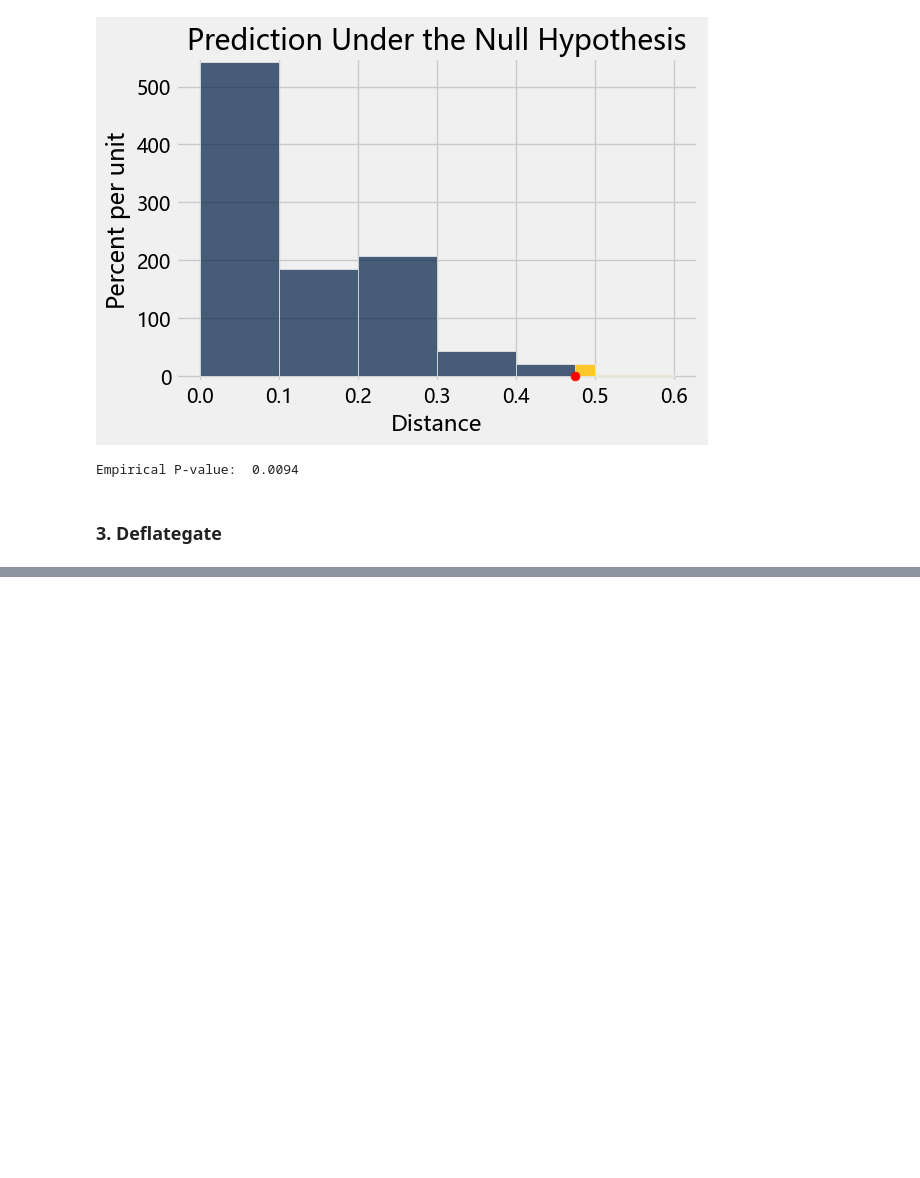
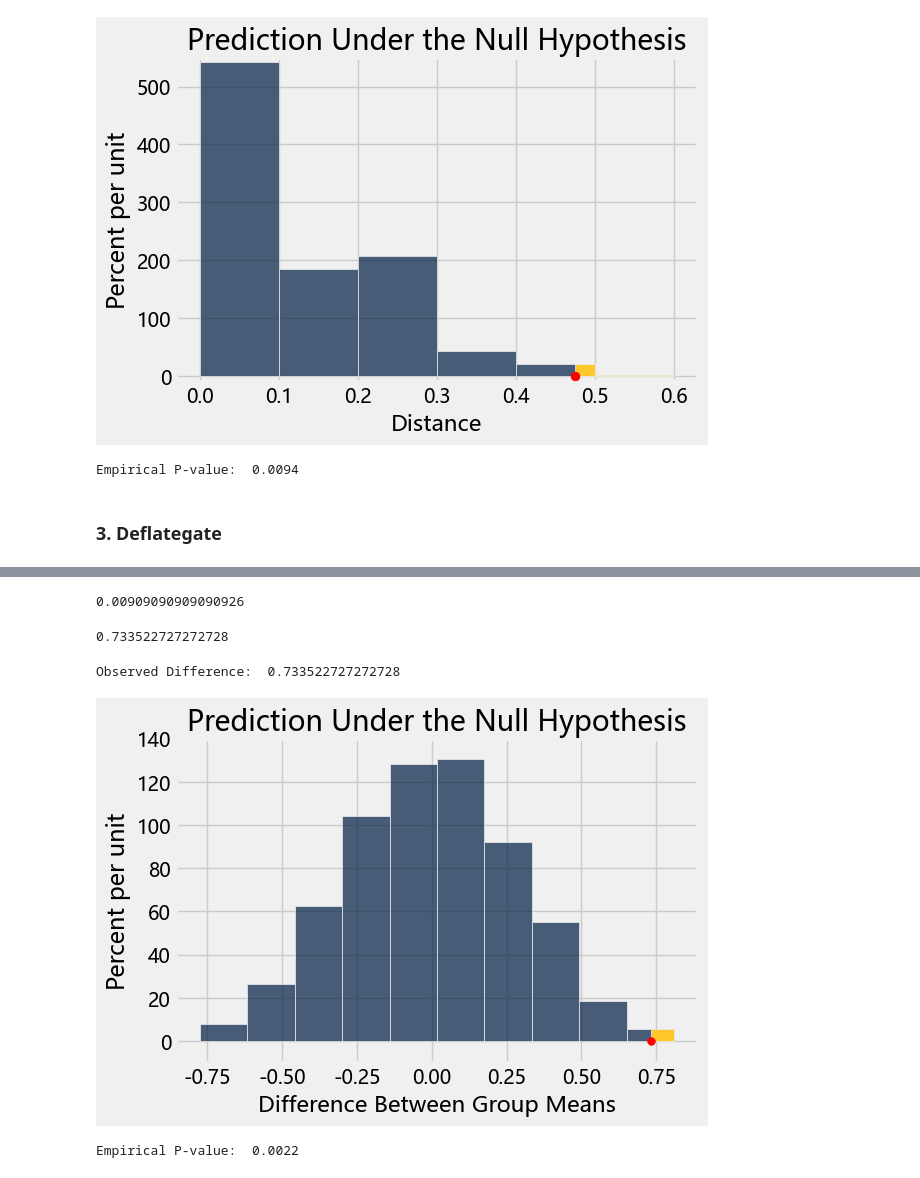
Before and after one commit to Matthew-HMS/Datascience101, a Jupyter notebook: Two_samples.ipynb, the cells around one changed output, grey strips where cells are left out. Saved outputs shown, nothing was run; the diff lists cells and outputs as text; code cells hidden in the pictures; blank space fills up the shorter version.

Commit message:
End Two samples, In Estimation part 2

```diff
--- a/Two_samples.ipynb
+++ b/Two_samples.ipynb
@@ -313,0 +392,5 @@ import numpy as np
+# %%
+def difference_of_means(table, group_label):
+    reduced = table.select('Pressure Drop', group_label)
+    means = reduced.group(group_label, np.average).column(1)
+    return (means.item(1) - means.item(0))
@@ -313,0 +401,4 @@ import numpy as np
+# %%
+shuffled_labels = football.sample(with_replacement=False).column('Team')
+original_and_shuffled = football.with_column('Shuffled Label', shuffled_labels)
+original_and_shuffled.show()
@@ -313,0 +422,34 @@ import numpy as np
+# %%
+difference_of_means(original_and_shuffled, 'Shuffled Label')
+# %% [output]
+0.00909090909090926
+# %%
+difference_of_means(original_and_shuffled, 'Team')
+# %% [output]
+0.733522727272728
+# %%
+def one_simulated_difference():
+    shuffled_labels = football.sample(with_replacement=False).column('Team')
+    shuffled_table = football.select('Pressure Drop').with_column('Shuffled Label', shuffled_labels)
+    return difference_of_means(shuffled_table, 'Shuffled Label')
+# %%
+differences = make_array()
+
+repetitions = 10000
+for i in np.arange(repetitions):
+    new_difference = one_simulated_difference()
+    differences = np.append(differences, new_difference)
+# %%
+Table().with_column('Difference Between Group Means', differences).hist(left_end = observed_difference)
+plots.ylim(-0.1, 1.4)
+plots.scatter(observed_difference, 0, color='red', s=30, zorder=3)
+plots.title('Prediction Under the Null Hypothesis')
+print('Observed Difference: ', observed_difference)
+# %% [output]
+Observed Difference:  0.733522727272728
+[figure, added]
+# %%
+empirical_p = np.count_nonzero(differences >= observed_difference) / repetitions
+print('Empirical P-value: ', empirical_p)
+# %% [output]
+Empirical P-value:  0.0022
```
Also changed, not shown: parts of 9 cells of this notebook, 1 other file.
